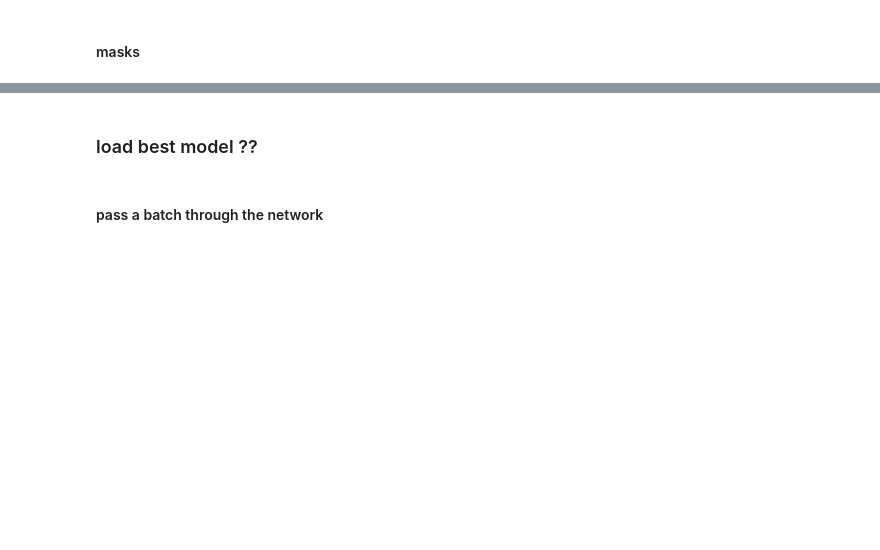
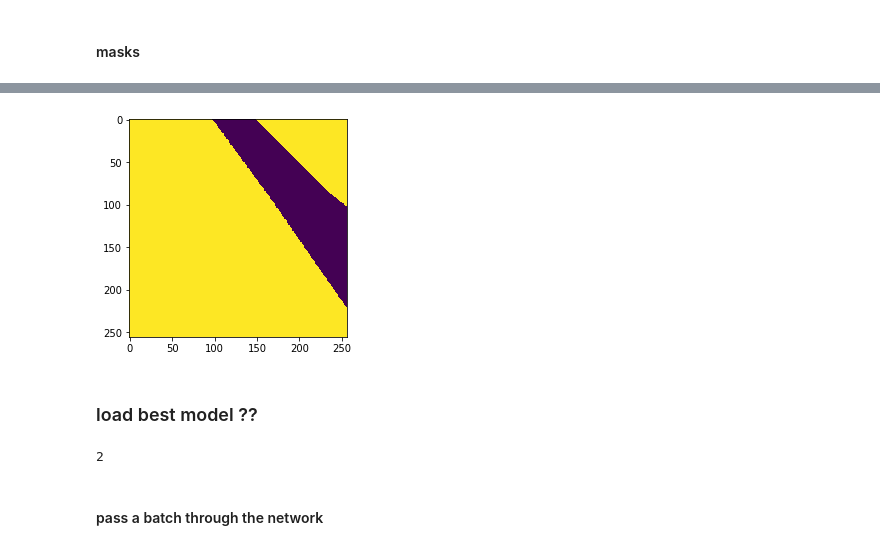
Before and after one commit to Sven-Wa/transfer-learning-for-segmentation-of-intestinal-glands, a Jupyter notebook: apply_model_from_diva.ipynb, the cells around one changed output, grey strips where cells are left out. Cells and saved outputs as stored; diff of their text form; code cells hidden in the pictures; blank space fills up the shorter version.

```diff
--- a/apply_model_from_diva.ipynb
+++ b/apply_model_from_diva.ipynb
@@ -188,6 +195,8 @@ np.shape(batch[0][0])
 # %%
-plt.imshow(batch[0][0])
+plt.imshow(batch[1][0])
 plt.show()
+# %% [output]
+[figure, added]
 # %% [markdown]
 ### load best model ??
 # %%
@@ -199,6 +208,10 @@ model, criterion, optimizer, best_value = set_up_model(output_channels = 8, mode
              disable_databalancing = True,
              dataset_folder = "/home/sven/Desktop/GlaS/test/data/testB_1.png",
              inmem=False, workers=4, optimizer_name="SGD", criterion_name="CrossEntropyLoss", num_classes=2, ablate=False, lr= 0.01)
+# %%
+len(batch)
+# %% [output]
+2
 # %% [markdown]
 #### pass a batch through the network
 # %%
```
Also changed, not shown: parts of 15 cells of this notebook.
